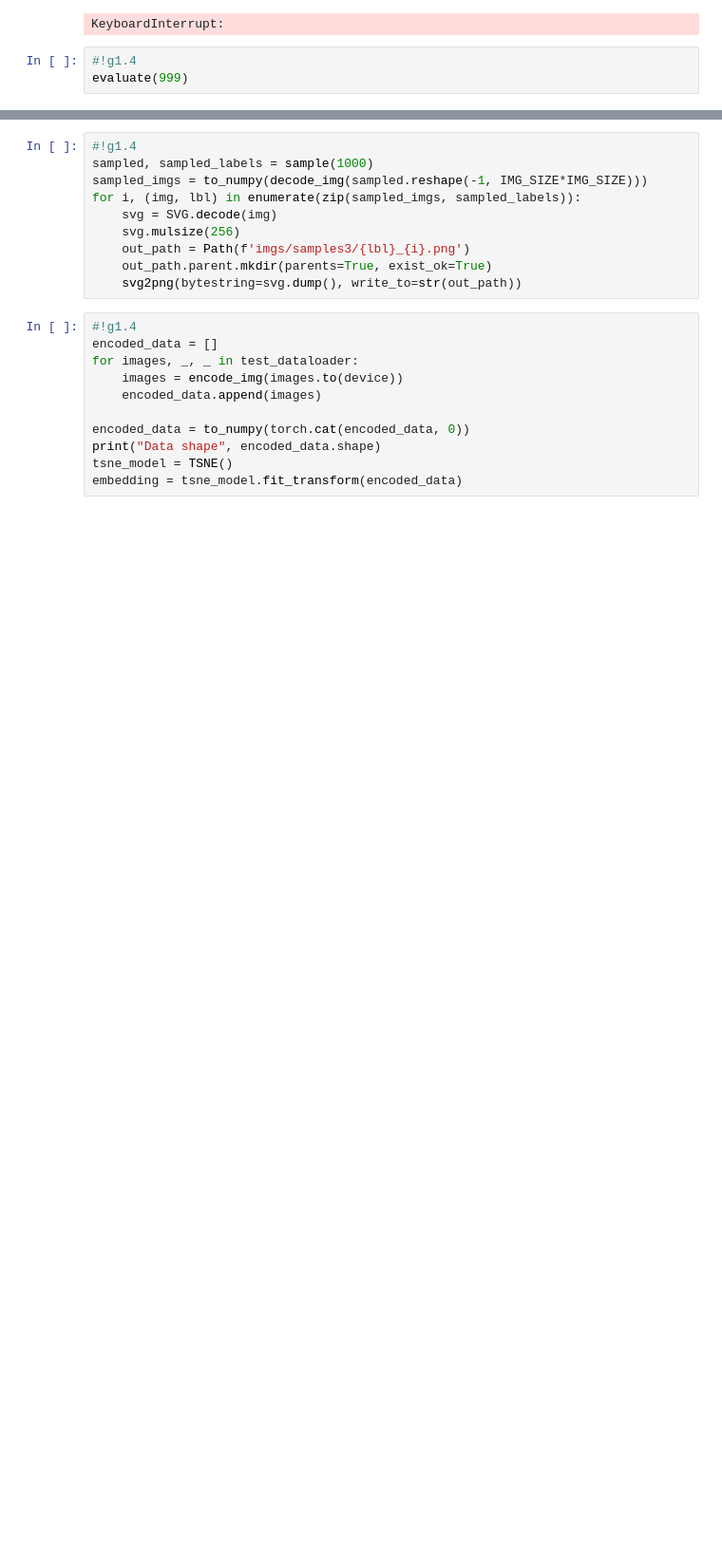
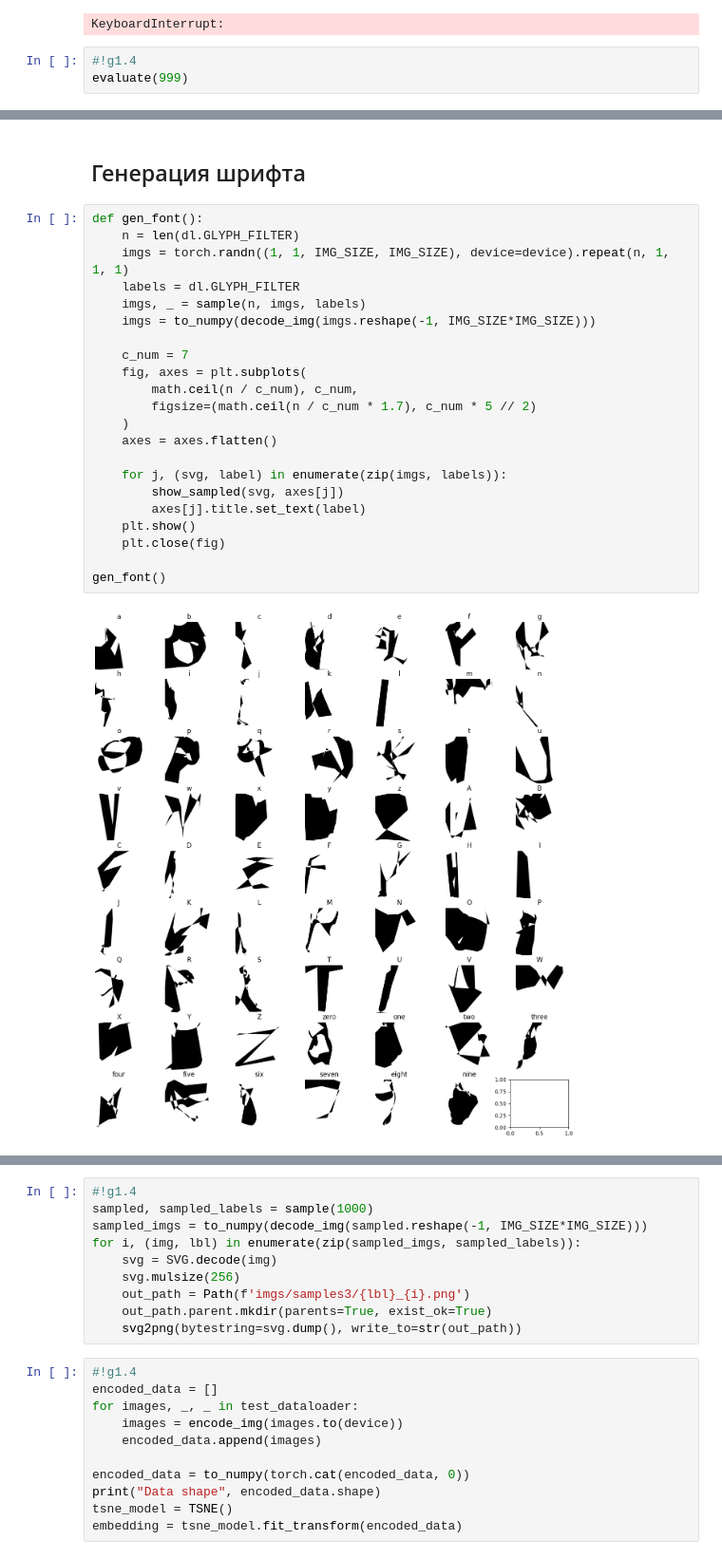
Before and after one commit to flydzen/diploma, a Jupyter notebook: diffuse_cond.ipynb, the cells around one changed output, grey strips where cells are left out. Shown at 95% size. Drawn from its saved outputs; the diff is of its cells as text; blank space fills up the shorter version.

```diff
--- a/diffuse_cond.ipynb
+++ b/diffuse_cond.ipynb
@@ -770 +776,27 @@ show_sampling()
 ... (8 outputs left out)
+# %% [markdown]
+## Генерация шрифта
+# %%
+def gen_font():
+    n = len(dl.GLYPH_FILTER)
+    imgs = torch.randn((1, 1, IMG_SIZE, IMG_SIZE), device=device).repeat(n, 1, 1, 1)
+    labels = dl.GLYPH_FILTER
+    imgs, _ = sample(n, imgs, labels)
+    imgs = to_numpy(decode_img(imgs.reshape(-1, IMG_SIZE*IMG_SIZE)))
+
+    c_num = 7
+    fig, axes = plt.subplots(
+        math.ceil(n / c_num), c_num,
+        figsize=(math.ceil(n / c_num * 1.7), c_num * 5 // 2)
+    )
+    axes = axes.flatten()
+
+    for j, (svg, label) in enumerate(zip(imgs, labels)):
+        show_sampled(svg, axes[j])
+        axes[j].title.set_text(label)
+    plt.show()
+    plt.close(fig)
+
+gen_font()
+# %% [output]
+[figure, added]
```
Also changed, not shown: parts of 10 cells of this notebook.
